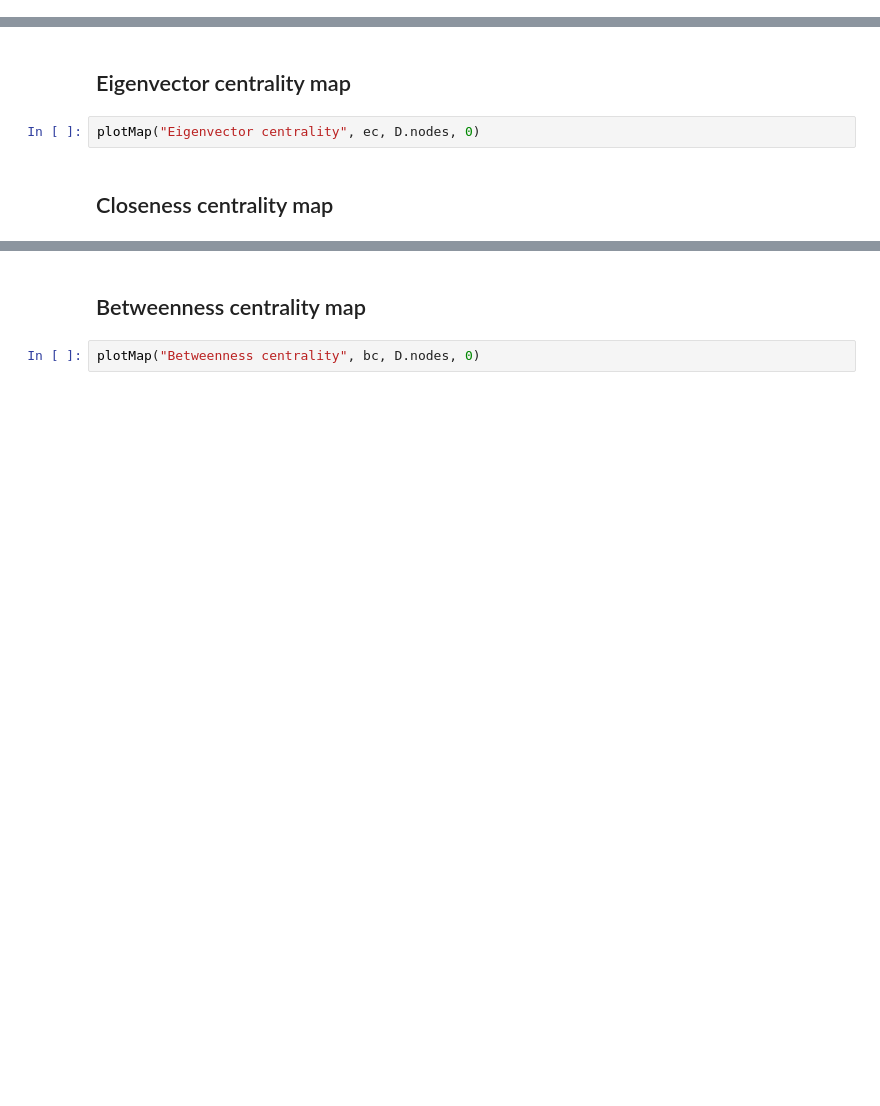
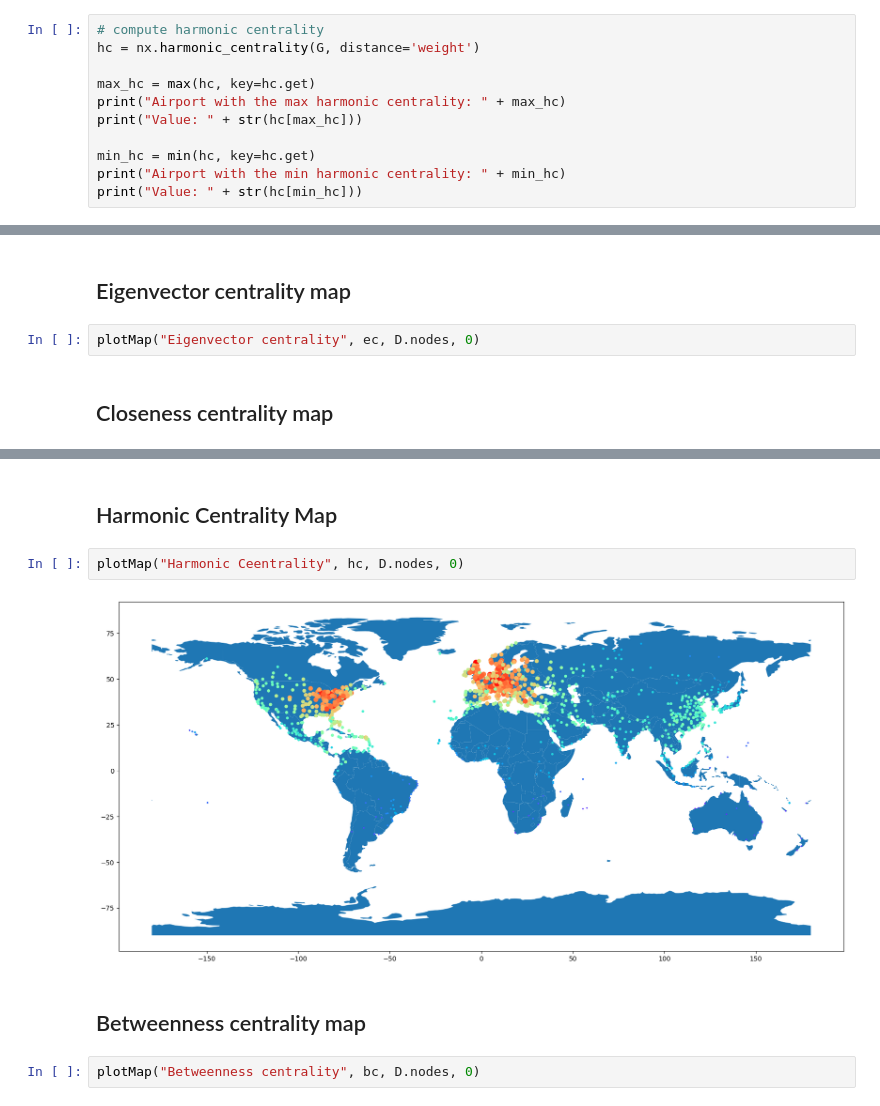
Before and after one commit to MiguelBernardino/CRC, a Jupyter notebook: crc.ipynb, the cells around one changed output, grey strips where cells are left out. Cells and saved outputs as stored; diff of their text form; blank space fills up the shorter version.

Commit message:
harmonic

```diff
--- a/crc.ipynb
+++ b/crc.ipynb
@@ -184,0 +195,11 @@ print("Standard deviation of closeness centrality: " + str(cc_std))
+# %%
+# compute harmonic centrality
+hc = nx.harmonic_centrality(G, distance='weight')
+
+max_hc = max(hc, key=hc.get)
+print("Airport with the max harmonic centrality: " + max_hc)
+print("Value: " + str(hc[max_hc]))
+
+min_hc = min(hc, key=hc.get)
+print("Airport with the min harmonic centrality: " + min_hc)
+print("Value: " + str(hc[min_hc]))
@@ -350,3 +382,9 @@ plotMap("Closeness centrality", cc, D.nodes, 0)
+# %% [markdown]
+## Harmonic Centrality Map
+# %%
+plotMap("Harmonic Ceentrality", hc, D.nodes, 0)
+# %% [output]
+[figure, added]
 # %% [markdown]
 ## Betweenness centrality map
 # %%
```
Also changed, not shown: parts of 7 cells of this notebook, 2 other files.
